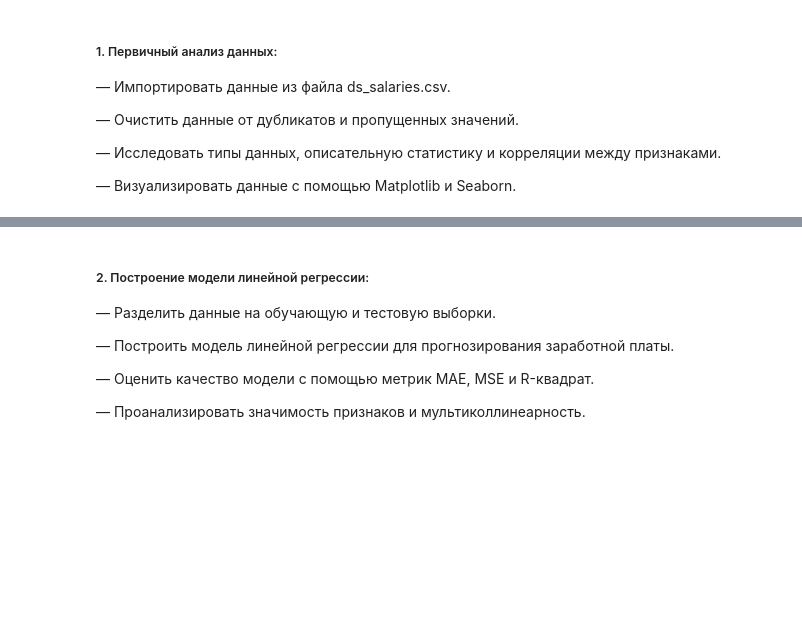
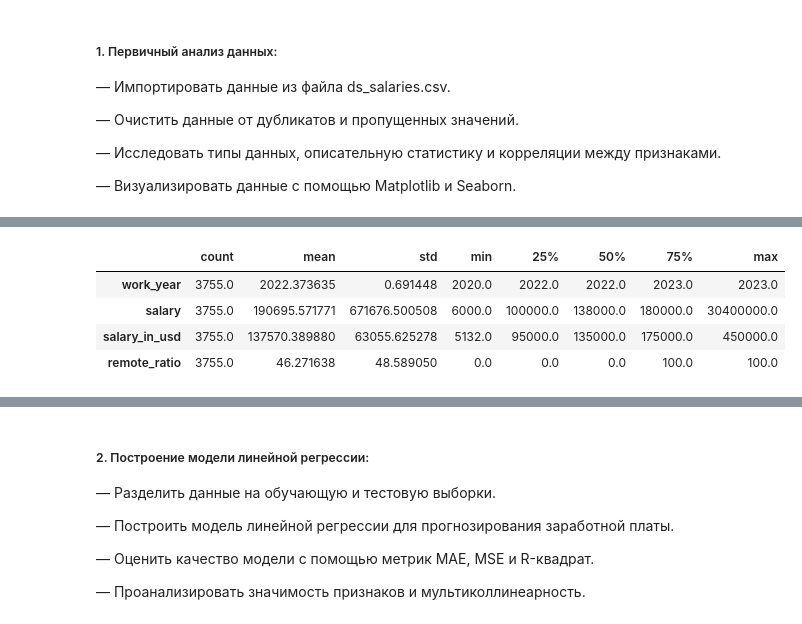
Before and after one commit to Ritorta/PythonDataBase, a Jupyter notebook: Work#10/Task_1.ipynb, the cells around one changed output, grey strips where cells are left out. Cells and saved outputs as stored; diff of their text form; code cells hidden in the pictures; blank space fills up the shorter version.

```diff
--- a/Work#10/Task_1.ipynb
+++ b/Work#10/Task_1.ipynb
@@ -91,0 +144,9 @@ from nltk.stem import WordNetLemmatizer
+# %%
+# Статистический анализ числовых переменных
+df.describe().T
+# %% [output]
+|  | count | mean | std | min | 25% | 50% | 75% | max |
+| work_year | 3755.0 | 2022.373635 | 0.691448 | 2020.0 | 2022.0 | 2022.0 | 2023.0 | 2023.0 |
+| salary | 3755.0 | 190695.571771 | 671676.500508 | 6000.0 | 100000.0 | 138000.0 | 180000.0 | 30400000.0 |
+| salary_in_usd | 3755.0 | 137570.389880 | 63055.625278 | 5132.0 | 95000.0 | 135000.0 | 175000.0 | 450000.0 |
+| remote_ratio | 3755.0 | 46.271638 | 48.589050 | 0.0 | 0.0 | 0.0 | 100.0 | 100.0 |
```
Also changed, not shown: parts of 14 cells of this notebook.
